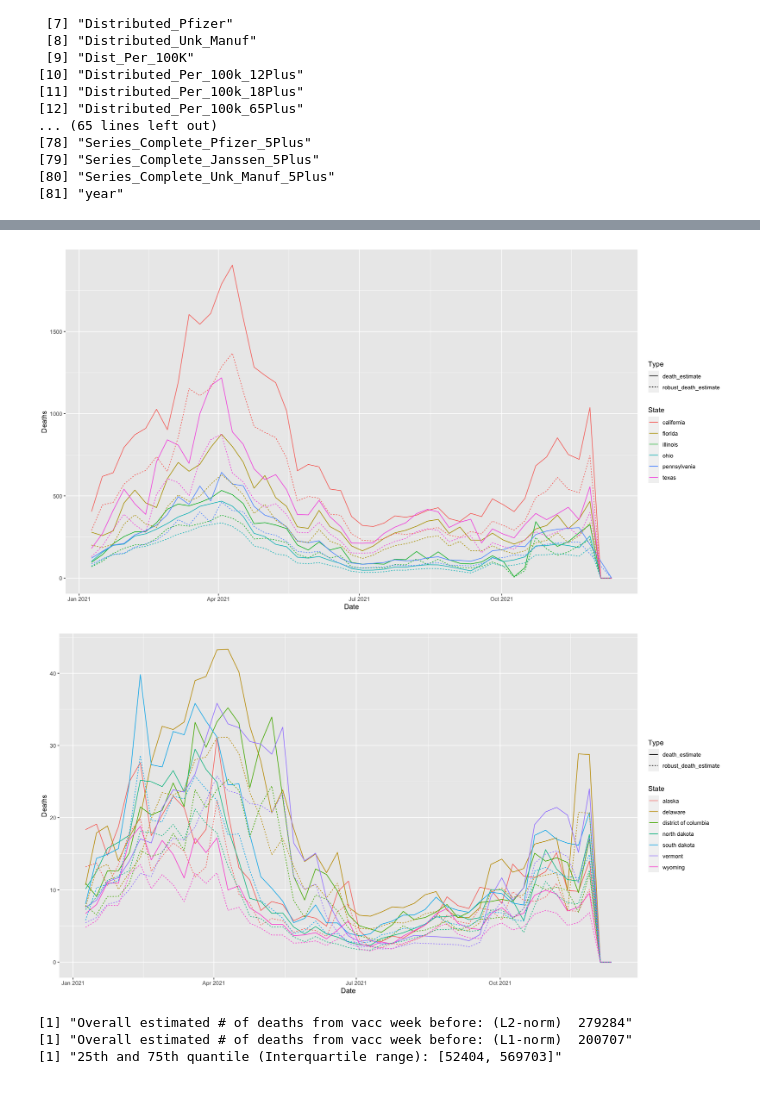
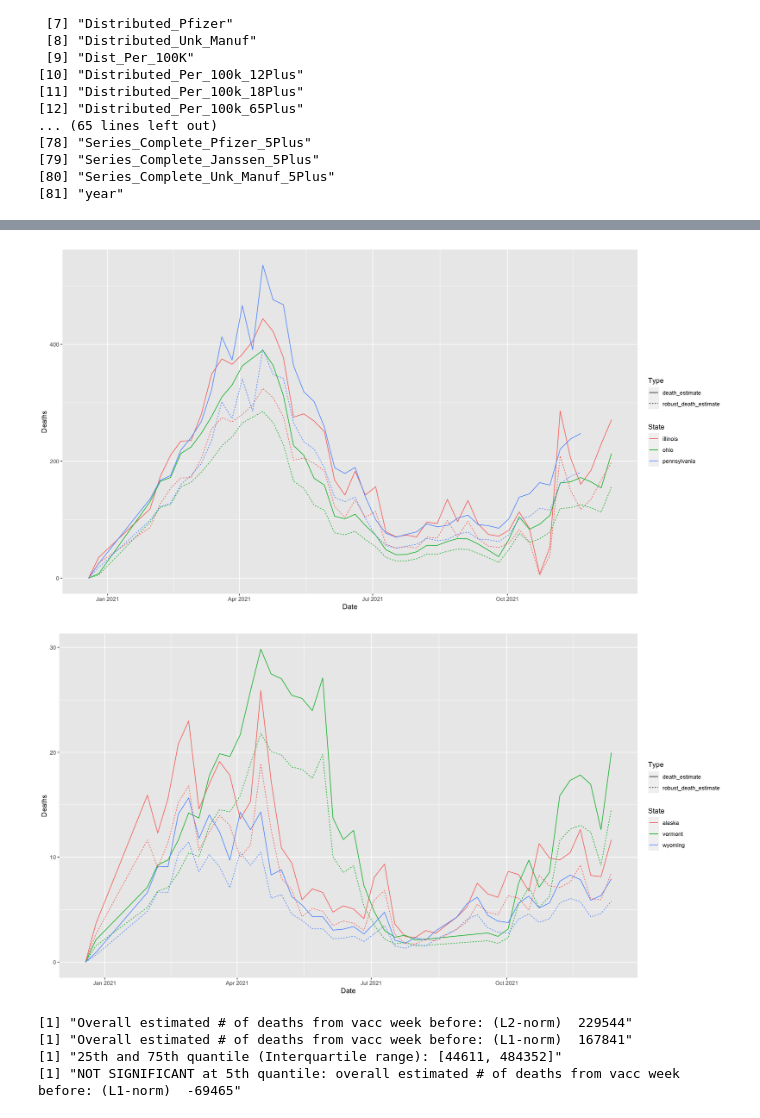
Before and after one commit to matzhaugen/mortality, a Jupyter notebook: notebooks/vacc_vs_deaths.ipynb, the cells around one changed output, grey strips where cells are left out. Saved outputs shown, nothing was run; the diff lists cells and outputs as text; code cells hidden in the pictures.

```diff
--- a/notebooks/vacc_vs_deaths.ipynb
+++ b/notebooks/vacc_vs_deaths.ipynb
@@ -40,6 +58,20 @@ stateFromLower <-function(x) {
   return(refac.x)
 
 }
+
+# Sum the last k values of a vector with a weight inversely proportional to the number of time points lagged
+# E.g. 1/3 + 1/2 + 1, renormalized to sum to 1.
+sum_last_k = function(values, k) {
+    n = length(values)
+    time_kernel = diag(n)
+    while (k > 0) {
+        time_kernel = time_kernel + rbind(matrix(0, k, n), diag(n)[1:(n-k),]) / k
+        k = k - 1
+    }
+    time_kernel = t(apply(time_kernel, 1, function(x) x / sum(x)))
+    time_kernel
+    as.numeric(time_kernel %*% values)
+}
 # %%
 # Read death data. Deaths are centered by weekly median from 2014-2019 after a linear trend is
 # removed based on the same time period (see the notebook named "statewide")
@@ -150,7 +195,5 @@ small_states = head(sum_deaths[order(sum_deaths$sum),], 7)$State
 # %%
 # Plot vaccination rates in select states and remove negative rates (not possible)
-vacc_weekly$State = stateFromLower(vacc_weekly$Location)
-vacc_weekly = vacc_weekly[vacc_weekly$d_Administered > 0,]
-a = ggplot(vacc_weekly[vacc_weekly$State %in% big_states,], aes(x=Date, y=d_Admin_Per_100K, color=State))
+a = ggplot(vacc_weekly[vacc_weekly$State %in% big_states,], aes(x=Date, y=l_Administered, color=State))
 a + geom_line()
 # %% [output]
@@ -201,8 +244,10 @@ d_Administered  0.00001 0.00001    0.68380 0.49417
 # %%
-lmfit = lm(centered ~ l2_Administered - 1, data=df)
-rqfit = rq(centered ~ l2_Administered - 1, data=df)
-rqfit_low = rq(centered ~ l2_Administered - 1, data=df, tau=0.25)
-rqfit_high = rq(centered ~ l2_Administered - 1, data=df, tau=0.75)
+# Pick the best model
+lmfit = lm(centered ~ l_Administered - 1, data=df)
+rqfit = rq(centered ~ l_Administered - 1, data=df)
+rqfit_low = rq(centered ~ l_Administered - 1, data=df, tau=0.25)
+rqfit_vlow = rq(centered ~ l_Administered - 1, data=df, tau=0.05)
+rqfit_high = rq(centered ~ l_Administered - 1, data=df, tau=0.75)
 summary(lmfit)
 summary(rqfit)
 summary(rqfit_low)
@@ -270,28 +315,29 @@ c + geom_line()
 # %%
 # Compare L1 with L2 fits in big states
 pivot = pivot_longer(df, c("robust_death_estimate", "death_estimate"), values_to = "Deaths", names_to="Type")
-c = ggplot(subset(pivot, State %in% big_states), aes(Date, Deaths, color=State))
+c = ggplot(subset(pivot, State %in% big_states[1:3]), aes(Date, Deaths, color=State))
 c + geom_line(aes(linetype=Type))
 # %% [output]
-[figure, old version]
+[figure, new version]
 # %%
 # Compare L1 with L2 fits in small states
 pivot = pivot_longer(df, c("robust_death_estimate", "death_estimate"), values_to = "Deaths", names_to="Type")
-c = ggplot(subset(pivot, State %in% small_states), aes(Date, Deaths, color=State))
+c = ggplot(subset(pivot, State %in% small_states[1:3]), aes(Date, Deaths, color=State))
 c + geom_line(aes(linetype=Type))
 # %% [output]
-[figure, old version]
+[figure, new version]
 # %%
 print(paste("Overall estimated # of deaths from vacc week before: (L2-norm) ", round(sum(lmfit$fit))))
 print(paste("Overall estimated # of deaths from vacc week before: (L1-norm) ", round(sum(rqfit$fit))))
 print(sprintf("25th and 75th quantile (Interquartile range): [%d, %d]",
             round(sum(rqfit_low$fit)),
             round(sum(rqfit_high$fit))))
-# print(paste("Overall estimated # of deaths from vacc week before: (L1-norm) ", round(sum(rqfit$fit))))
+print(paste("NOT SIGNIFICANT at 5th quantile: overall estimated # of deaths from vacc week before: (L1-norm) ", round(sum(rqfit_vlow$fit))))
 # %% [output]
-[1] "Overall estimated # of deaths from vacc week before: (L2-norm)  279284"
-[1] "Overall estimated # of deaths from vacc week before: (L1-norm)  200707"
-[1] "25th and 75th quantile (Interquartile range): [52404, 569703]"
+[1] "Overall estimated # of deaths from vacc week before: (L2-norm)  229544"
+[1] "Overall estimated # of deaths from vacc week before: (L1-norm)  167841"
+[1] "25th and 75th quantile (Interquartile range): [44611, 484352]"
+[1] "NOT SIGNIFICANT at 5th quantile: overall estimated # of deaths from vacc week before: (L1-norm)  -69465"
 # %%
 c = ggplot(subset(df, State %in% c(big_states)), aes(
     Date, robust_death_estimate, color=State, ymin= robust_death_estimate_low, ymax=robust_death_estimate_high))
```
Also changed, not shown: parts of 12 cells of this notebook, 1 other file.
